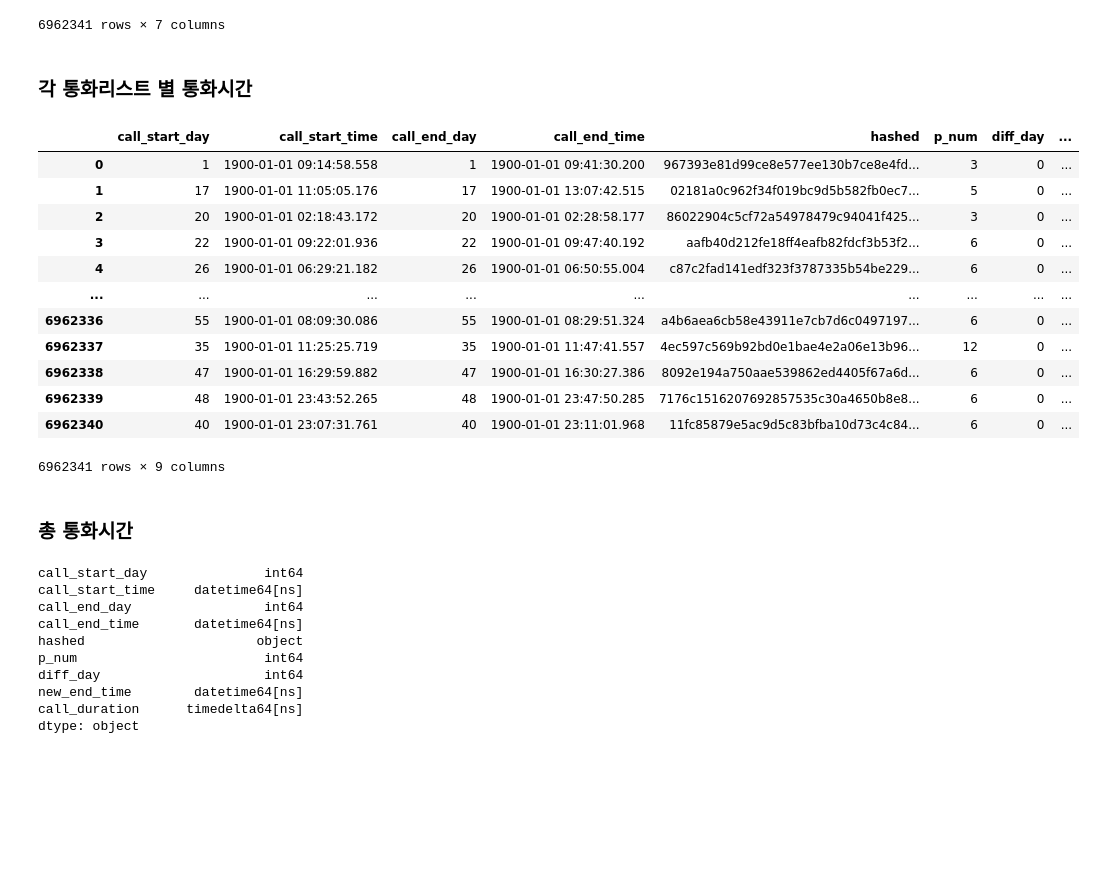
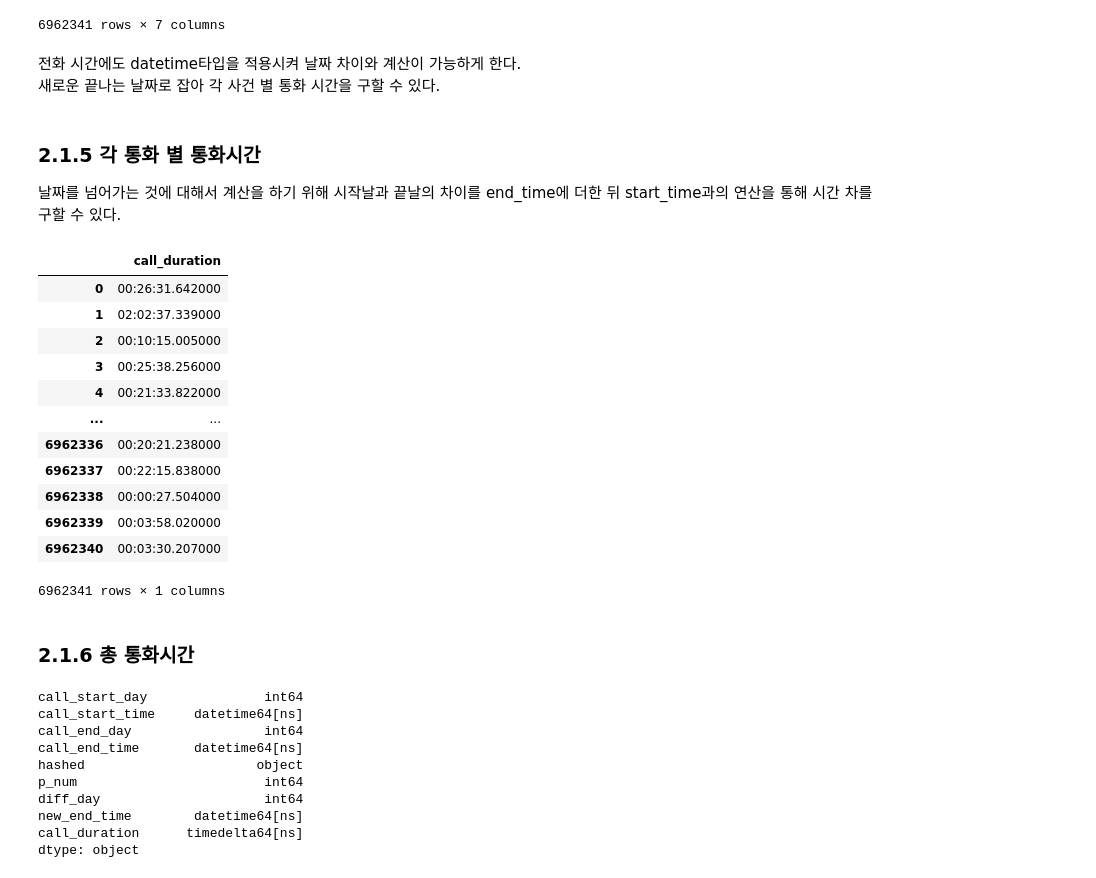
Before and after one commit to koojaekwan/jaekwan-s-python, a Jupyter notebook: jaekwankoo.ipynb, the cells around one changed output. Saved outputs shown, nothing was run; the diff lists cells and outputs as text; code cells hidden in the pictures; blank space fills up the shorter version.

```diff
--- a/jaekwankoo.ipynb
+++ b/jaekwankoo.ipynb
@@ -242,28 +194,33 @@ data
 6962341 rows × 7 columns
 # %%
 data['new_end_time'] = data['call_end_time'] + pd.to_timedelta(data['diff_day'], unit='d')
-# %% [markdown]
-### 각 통화리스트 별 통화시간
+# %% [markdown]
+전화 시간에도 datetime타입을 적용시켜 날짜 차이와 계산이 가능하게 한다.
+새로운 끝나는 날짜로 잡아 각 사건 별 통화 시간을 구할 수 있다.
+# %% [markdown]
+### 2.1.5 각 통화 별 통화시간
+
+날짜를 넘어가는 것에 대해서 계산을 하기 위해 시작날과 끝날의 차이를 end_time에 더한 뒤 start_time과의 연산을 통해 시간 차를 구할 수 있다.
 # %%
 data['call_duration'] = data['new_end_time'] - data['call_start_time']
 # %%
-data
+data[['call_duration']]
 # %% [output]
-|  | call_start_day | call_start_time | call_end_day | call_end_time | hashed | p_num | diff_day | ... |
-| 0 | 1 | 1900-01-01 09:14:58.558 | 1 | 1900-01-01 09:41:30.200 | 967393e81d99ce8e577ee130b7ce8e4fd... | 3 | 0 | ... |
-| 1 | 17 | 1900-01-01 11:05:05.176 | 17 | 1900-01-01 13:07:42.515 | 02181a0c962f34f019bc9d5b582fb0ec7... | 5 | 0 | ... |
-| 2 | 20 | 1900-01-01 02:18:43.172 | 20 | 1900-01-01 02:28:58.177 | 86022904c5cf72a54978479c94041f425... | 3 | 0 | ... |
-| 3 | 22 | 1900-01-01 09:22:01.936 | 22 | 1900-01-01 09:47:40.192 | aafb40d212fe18ff4eafb82fdcf3b53f2... | 6 | 0 | ... |
-| 4 | 26 | 1900-01-01 06:29:21.182 | 26 | 1900-01-01 06:50:55.004 | c87c2fad141edf323f3787335b54be229... | 6 | 0 | ... |
-| ... | ... | ... | ... | ... | ... | ... | ... | ... |
-| 6962336 | 55 | 1900-01-01 08:09:30.086 | 55 | 1900-01-01 08:29:51.324 | a4b6aea6cb58e43911e7cb7d6c0497197... | 6 | 0 | ... |
-| 6962337 | 35 | 1900-01-01 11:25:25.719 | 35 | 1900-01-01 11:47:41.557 | 4ec597c569b92bd0e1bae4e2a06e13b96... | 12 | 0 | ... |
-| 6962338 | 47 | 1900-01-01 16:29:59.882 | 47 | 1900-01-01 16:30:27.386 | 8092e194a750aae539862ed4405f67a6d... | 6 | 0 | ... |
-| 6962339 | 48 | 1900-01-01 23:43:52.265 | 48 | 1900-01-01 23:47:50.285 | 7176c1516207692857535c30a4650b8e8... | 6 | 0 | ... |
-| 6962340 | 40 | 1900-01-01 23:07:31.761 | 40 | 1900-01-01 23:11:01.968 | 11fc85879e5ac9d5c83bfba10d73c4c84... | 6 | 0 | ... |
+|  | call_duration |
+| 0 | 00:26:31.642000 |
+| 1 | 02:02:37.339000 |
+| 2 | 00:10:15.005000 |
+| 3 | 00:25:38.256000 |
+| 4 | 00:21:33.822000 |
+| ... | ... |
+| 6962336 | 00:20:21.238000 |
+| 6962337 | 00:22:15.838000 |
+| 6962338 | 00:00:27.504000 |
+| 6962339 | 00:03:58.020000 |
+| 6962340 | 00:03:30.207000 |
-6962341 rows × 9 columns
+6962341 rows × 1 columns
 # %% [markdown]
-### 총 통화시간
+### 2.1.6 총 통화시간
 # %%
 data['call_duration'] = pd.to_timedelta(data['call_duration'])
 # %%
```
Also changed, not shown: parts of 20 cells of this notebook.
